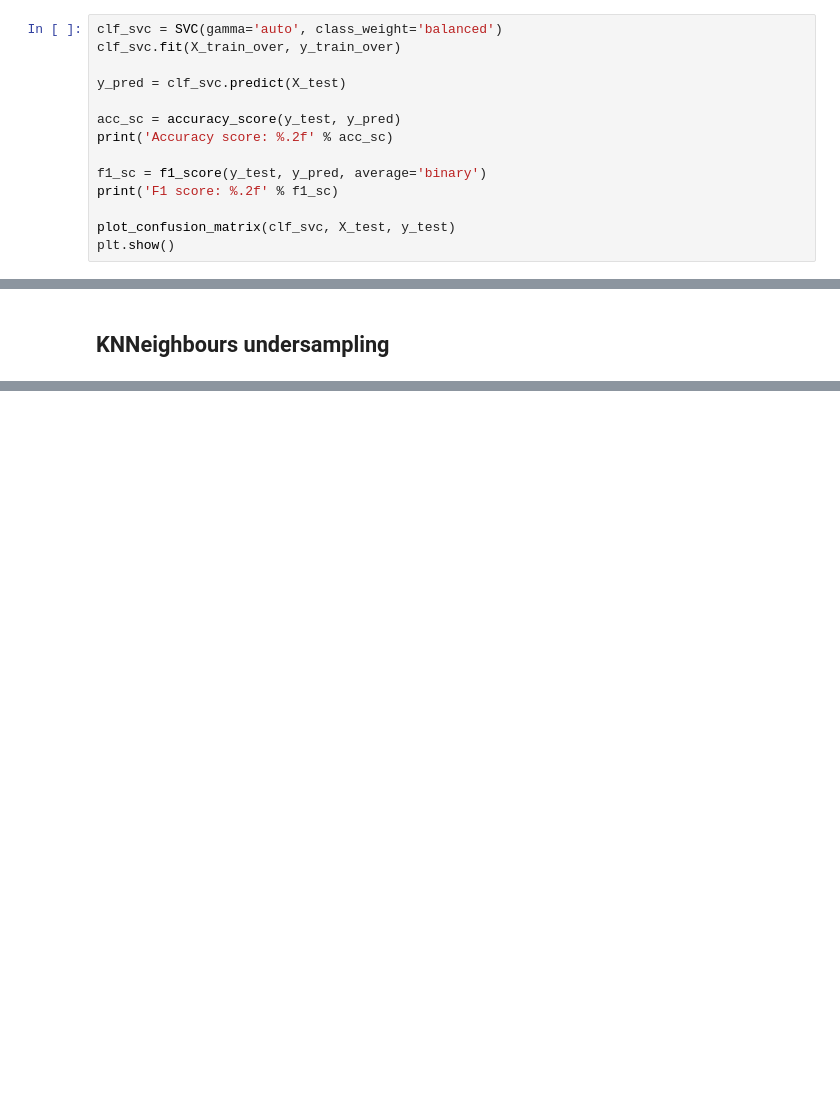
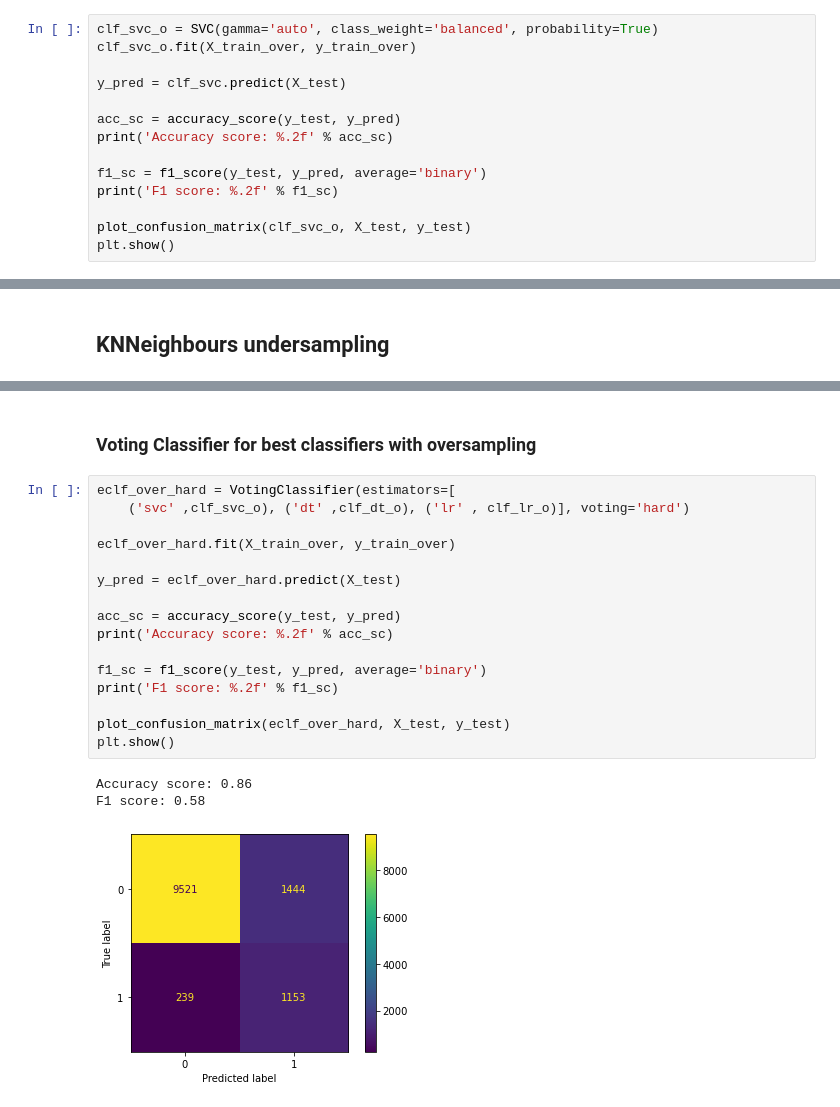
Before and after one commit to marek-dalida/bank-marketing-analysis, a Jupyter notebook: classifiers.ipynb, the cells around one changed output, grey strips where cells are left out. Drawn from its saved outputs; the diff is of its cells as text; blank space fills up the shorter version.

```diff
--- a/classifiers.ipynb
+++ b/classifiers.ipynb
@@ -256,8 +256,8 @@ F1 score: 0.55
 # %% [markdown]
 ## SVC oversampling
 # %%
-clf_svc = SVC(gamma='auto', class_weight='balanced')
-clf_svc.fit(X_train_over, y_train_over)
+clf_svc_o = SVC(gamma='auto', class_weight='balanced', probability=True)
+clf_svc_o.fit(X_train_over, y_train_over)
 
 y_pred = clf_svc.predict(X_test)
 
@@ -267,6 +267,6 @@ print('Accuracy score: %.2f' % acc_sc)
 f1_sc = f1_score(y_test, y_pred, average='binary')
 print('F1 score: %.2f' % f1_sc)
 
-plot_confusion_matrix(clf_svc, X_test, y_test)
+plot_confusion_matrix(clf_svc_o, X_test, y_test)
 plt.show()
 # %% [output]
@@ -475,0 +530,22 @@ F1 score: 0.45
+# %% [markdown]
+### Voting Classifier for best classifiers with oversampling
+# %%
+eclf_over_hard = VotingClassifier(estimators=[
+    ('svc' ,clf_svc_o), ('dt' ,clf_dt_o), ('lr' , clf_lr_o)], voting='hard')
+
+eclf_over_hard.fit(X_train_over, y_train_over)
+
+y_pred = eclf_over_hard.predict(X_test)
+
+acc_sc = accuracy_score(y_test, y_pred)
+print('Accuracy score: %.2f' % acc_sc)
+
+f1_sc = f1_score(y_test, y_pred, average='binary')
+print('F1 score: %.2f' % f1_sc)
+
+plot_confusion_matrix(eclf_over_hard, X_test, y_test)
+plt.show()
+# %% [output]
+Accuracy score: 0.86
+F1 score: 0.58
+[figure, added]
```
Also changed, not shown: parts of 24 cells of this notebook.
